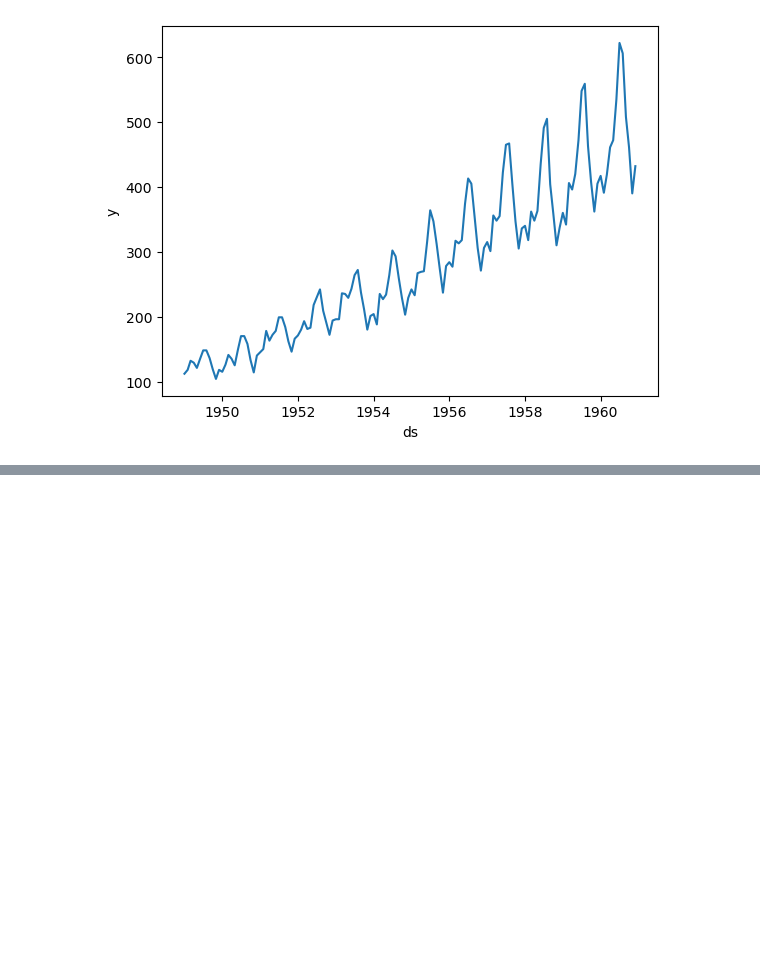
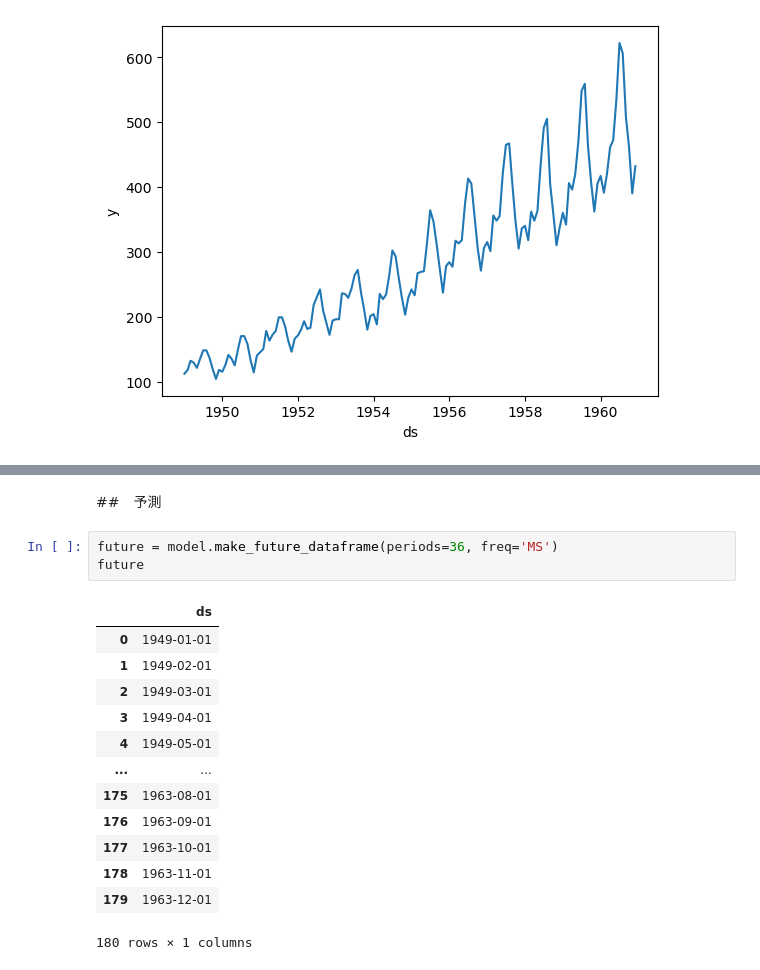
Before and after one commit to picalin/samurai_data_science, a Jupyter notebook: 14_prophet.ipynb, the cells around one changed output, grey strips where cells are left out. Cells and saved outputs as stored; diff of their text form; blank space fills up the shorter version.

```diff
--- a/14_prophet.ipynb
+++ b/14_prophet.ipynb
@@ -38,0 +51,19 @@ memory usage: 2.4+ KB
+# %% [markdown]
+##　予測
+# %%
+future = model.make_future_dataframe(periods=36, freq='MS')
+future
+# %% [output]
+|  | ds |
+| 0 | 1949-01-01 |
+| 1 | 1949-02-01 |
+| 2 | 1949-03-01 |
+| 3 | 1949-04-01 |
+| 4 | 1949-05-01 |
+| ... | ... |
+| 175 | 1963-08-01 |
+| 176 | 1963-09-01 |
+| 177 | 1963-10-01 |
+| 178 | 1963-11-01 |
+| 179 | 1963-12-01 |
+180 rows × 1 columns
```
Also changed, not shown: parts of 8 cells of this notebook.
